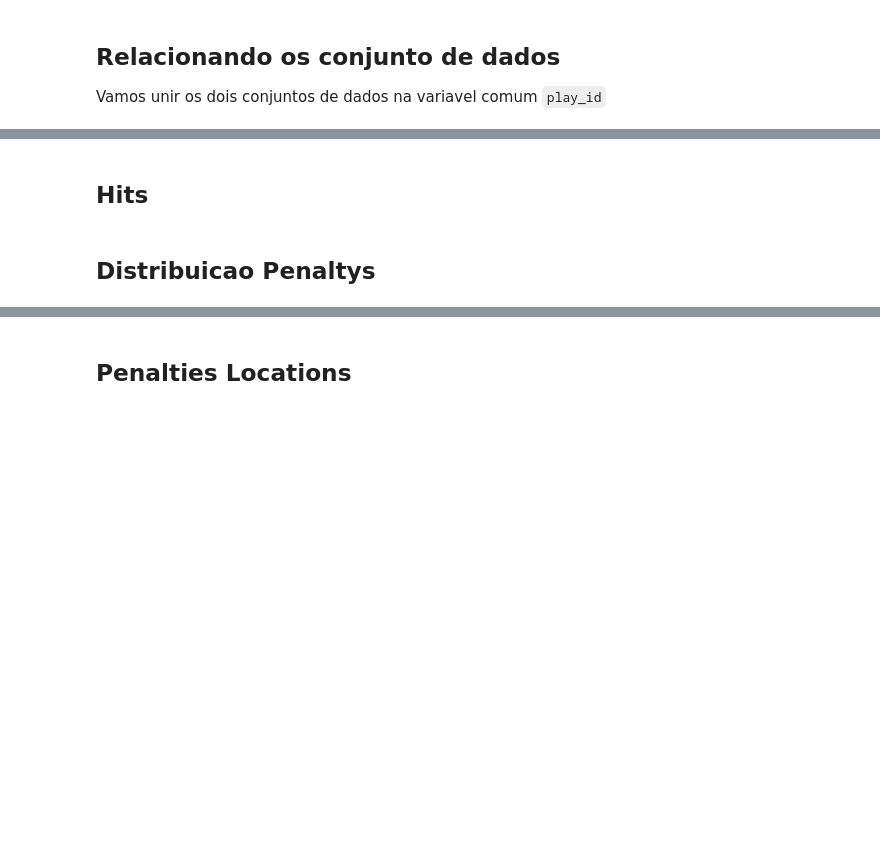
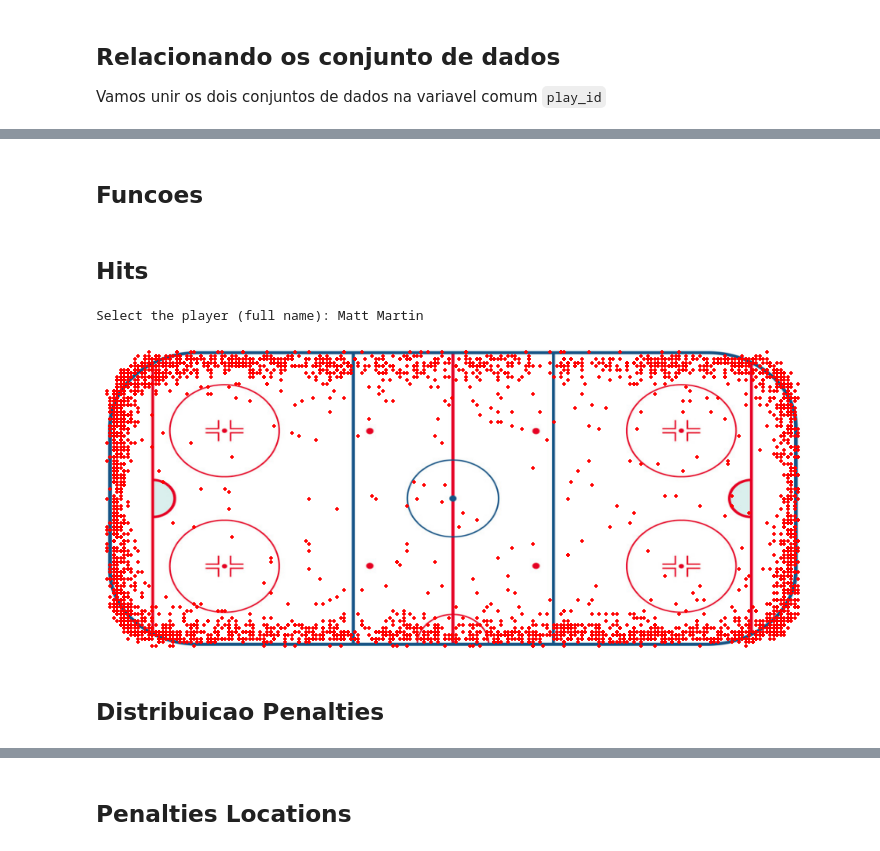
Before and after one commit to DanOakStats/NHL, a Jupyter notebook: data_cleaning.ipynb, the cells around one changed output, grey strips where cells are left out. Cells and saved outputs as stored; diff of their text form; code cells hidden in the pictures; blank space fills up the shorter version.

```diff
--- a/data_cleaning.ipynb
+++ b/data_cleaning.ipynb
@@ -618,30 +619,40 @@ plays['event'].unique()
+# %% [markdown]
+## Funcoes
+# %%
+# funcao que retorna id do jogador
+def return_id(name):
+    # dict que relaciona o nome ao numero id
+    name_id = player_info.set_index('player_name')['player_id'].to_dict()
+
+    # armazena o id do jogador escolhido
+    id_player = name_id[player_name]
+
+    # retorn o id do jogador
+    return id_player
 # %% [markdown]
 ## Hits
 # %%
 # Matt Martin        2991, Cal Clutterbuck    2474, Dustin Brown       2381
 # Milan Lucic        2283, Alex Ovechkin      2270
 Hits = plays[plays['event']=="Hit"]
 
-# dict que relaciona o nome ao numero id
-name_id = player_info.set_index('player_name')['player_id'].to_dict()
-
 # seleciona o jogador
 player_name = input("Select the player (full name): ")
 
-# armazena o id do jogador escolhido
-id_player = name_id[player_name]
-
 # subset com os dados do jogador selecionado
-Hits = Hits[(Hits['player_id']==id_player)]
+Hits = Hits[(Hits['player_id']== return_id(player_name))]
 
 # plottando local do hit
 img = plt.imread('images/rink.png')
 fig, ax = plt.subplots(figsize=(10, 8))
 ax.imshow(img, extent=[-100, 100, -42.9, 42.9])
-Hits.plot.scatter(x='x',y='y', ax=ax)
+Hits.plot.scatter(x='x',y='y',marker='+', c='red', ax=ax)
 
 plt.axis(False)
 plt.tight_layout()
+# %% [output]
+Select the player (full name): Matt Martin
+[figure, added]
 # %% [markdown]
-## Distribuicao Penaltys
+## Distribuicao Penalties
 # %%
```
Also changed, not shown: parts of 19 cells of this notebook.
